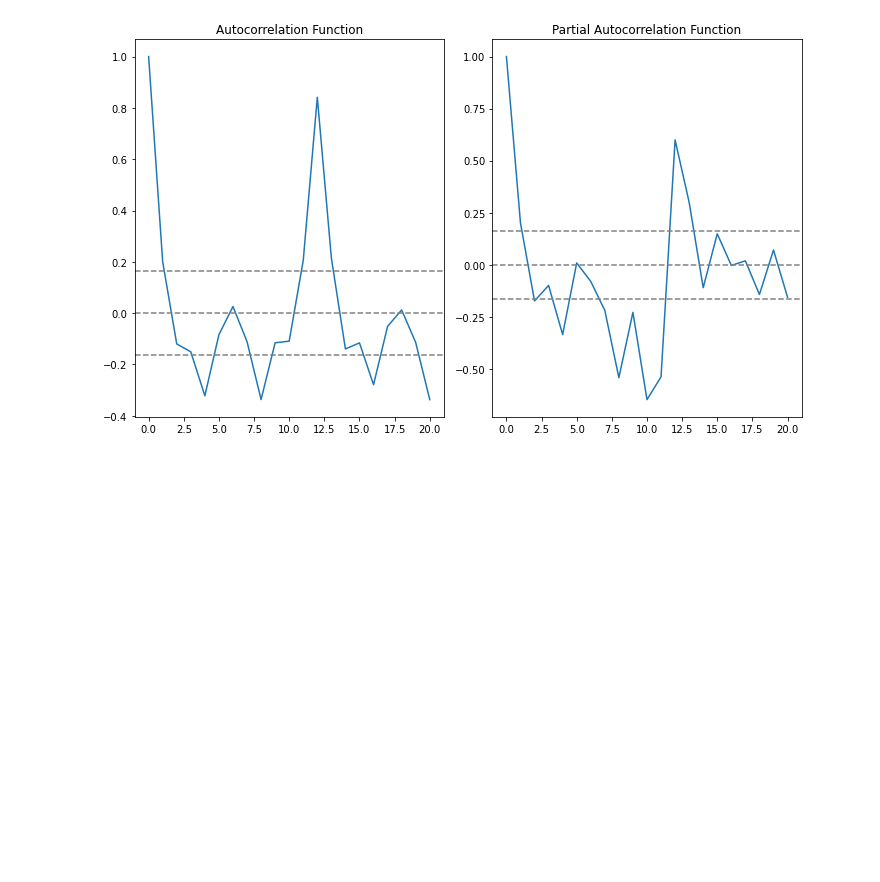
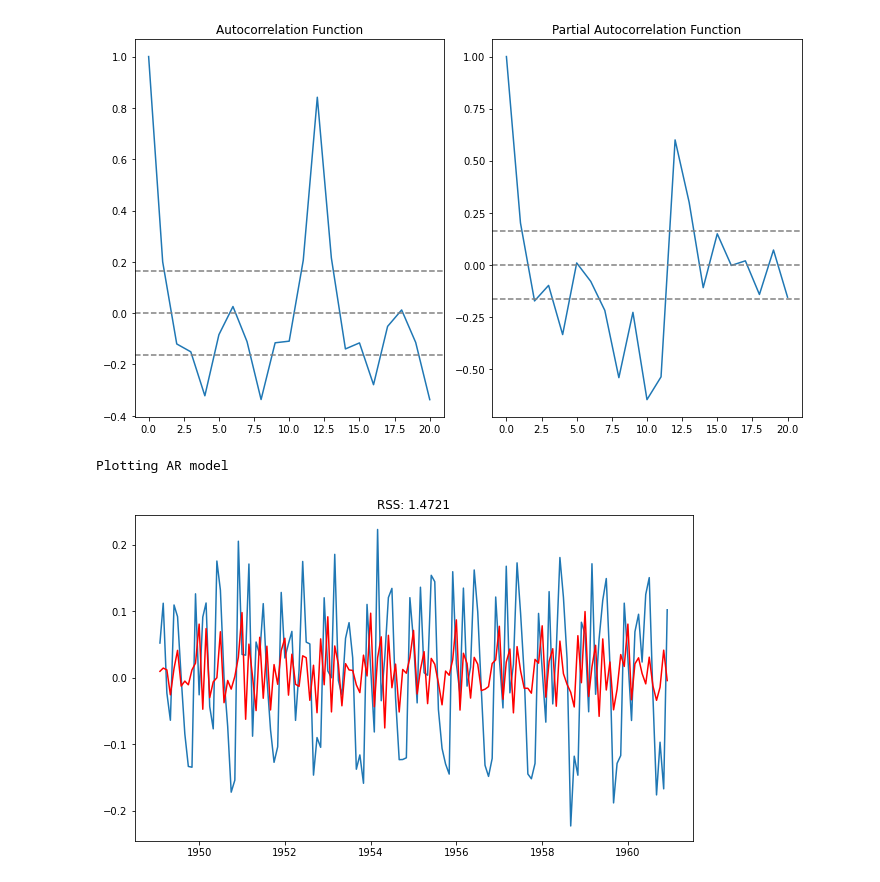
Before and after one commit to Rhuck1/Bitcoin-Price-Analysis, a Jupyter notebook: time_series_analysis.ipynb, the cells around one changed output. Saved outputs shown, nothing was run; the diff lists cells and outputs as text; code cells hidden in the pictures; blank space fills up the shorter version.

```diff
--- a/time_series_analysis.ipynb
+++ b/time_series_analysis.ipynb
@@ -308,3 +308,23 @@ plt.title('Partial Autocorrelation Function')
 plt.tight_layout()
 # %% [output]
 [figure]
+# %%
+from statsmodels.tsa.arima_model import ARIMA
+
+import warnings
+warnings.filterwarnings('ignore')#, 'statsmodels.tsa.arima_model.ARMA', FutureWarning)
+#warnings.filterwarnings('ignore', 'statsmodels.tsa.arima_model.ARIMA', FutureWarning)
+
+# AR Model
+model = ARIMA(indexedDataset_logScale, order=(0, 1, 2))
+results_AR = model.fit(disp=-1)
+
+plt.plot(datasetLogDiffShifting)
+plt.plot(results_AR.fittedvalues, color='red')
+plt.title('RSS: %.4f'% sum((results_AR.fittedvalues - datasetLogDiffShifting['#Passengers'])**2))
+print('Plotting AR model')
+
+# The greater the RSS the worse it is for me...
+# %% [output]
+Plotting AR model
+[figure, added]
```
Also changed, not shown: parts of 14 cells of this notebook.
